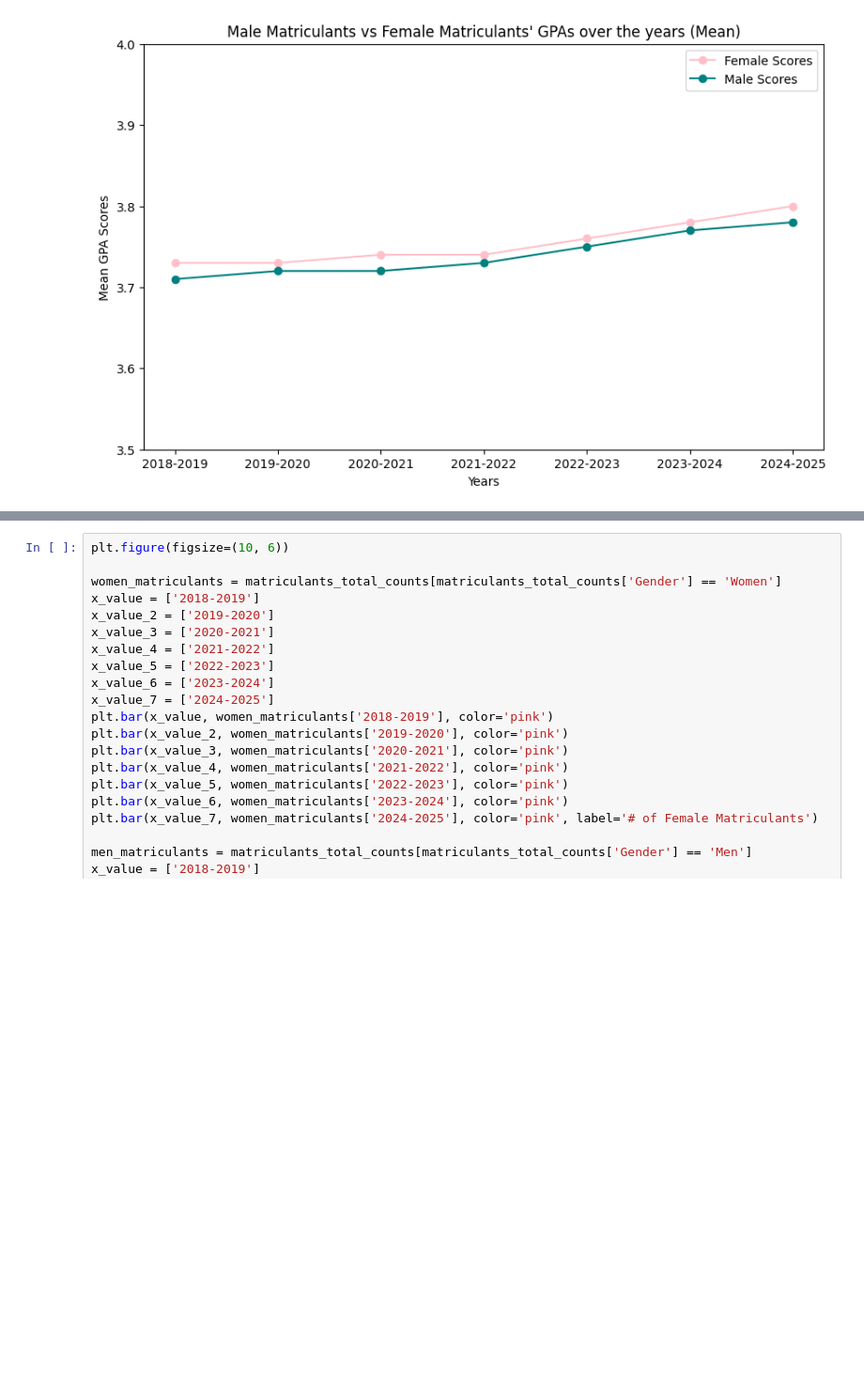
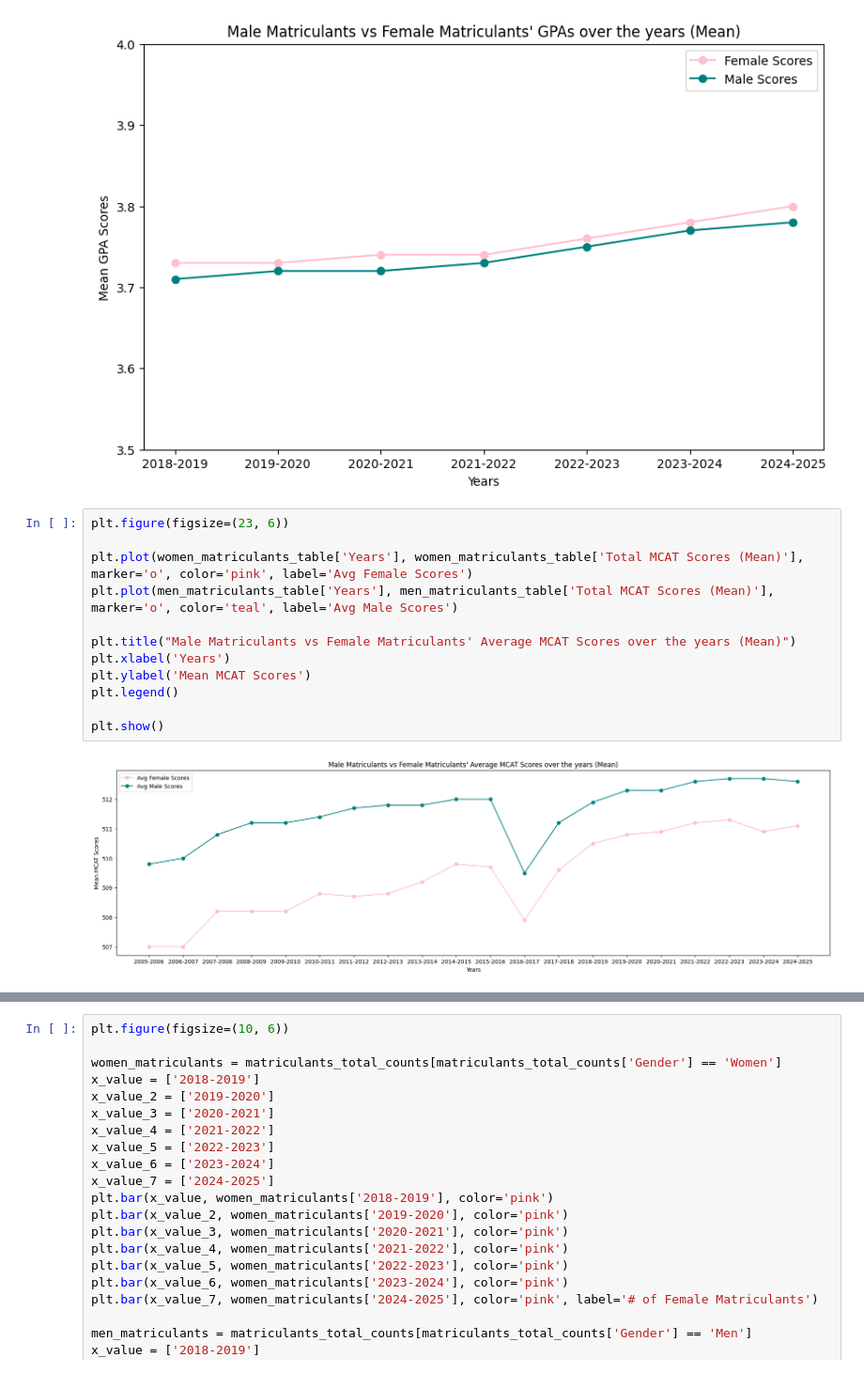
Before and after one commit to davidnunez42/medical-school-acceptances, a Jupyter notebook: AAMC_Medical_School_Acceptances_Research_Project.ipynb, the cells around one changed output, grey strips where cells are left out. Shown at 94% size. Drawn from its saved outputs; the diff is of its cells as text; blank space fills up the shorter version.

```diff
--- a/AAMC_Medical_School_Acceptances_Research_Project.ipynb
+++ b/AAMC_Medical_School_Acceptances_Research_Project.ipynb
@@ -411,3 +595,17 @@ plt.legend()
 plt.show()
 # %% [output]
 [figure]
+# %%
+plt.figure(figsize=(23, 6))
+
+plt.plot(women_matriculants_table['Years'], women_matriculants_table['Total MCAT Scores (Mean)'], marker='o', color='pink', label='Avg Female Scores')
+plt.plot(men_matriculants_table['Years'], men_matriculants_table['Total MCAT Scores (Mean)'], marker='o', color='teal', label='Avg Male Scores')
+
+plt.title("Male Matriculants vs Female Matriculants' Average MCAT Scores over the years (Mean)")
+plt.xlabel('Years')
+plt.ylabel('Mean MCAT Scores')
+plt.legend()
+
+plt.show()
+# %% [output]
+[figure, added]
```
Also changed, not shown: parts of 56 cells of this notebook.
